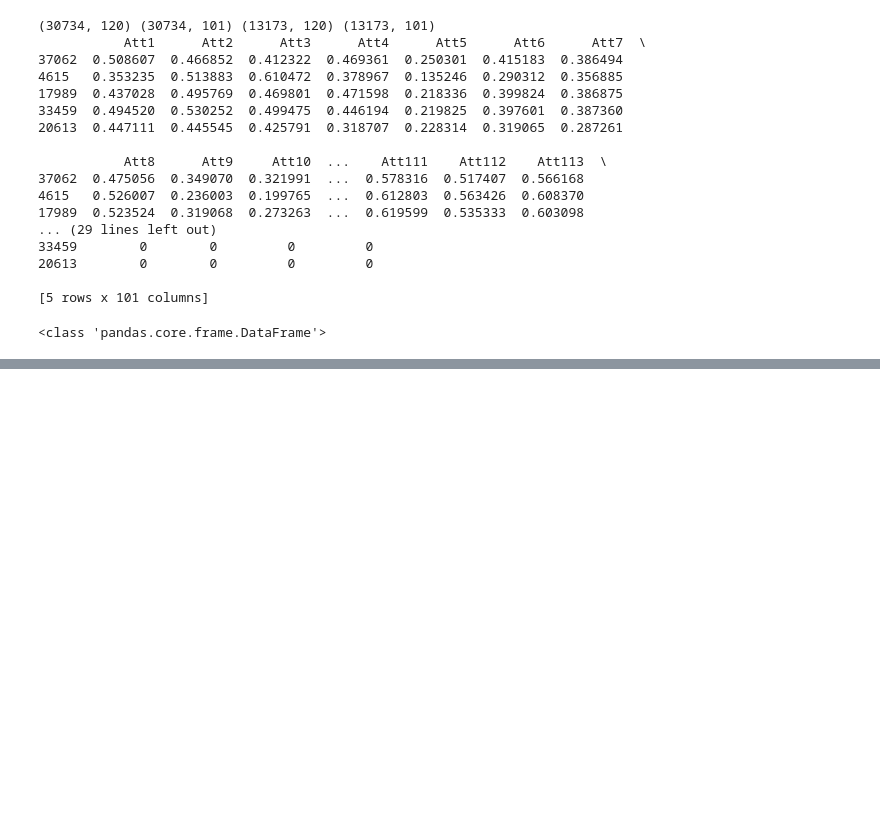
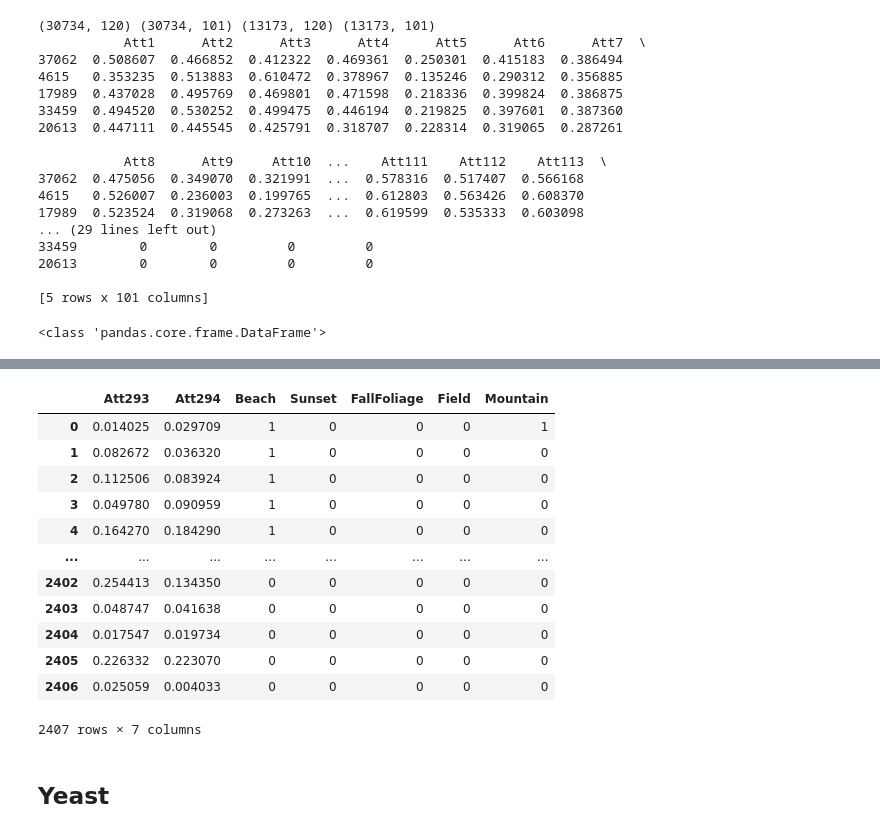
Before and after one commit to Daksh-404/EvolutionaryAlgo-MLC-Trials, a Jupyter notebook: utils/visualizer.ipynb, the cells around one changed output, grey strips where cells are left out. Drawn from its saved outputs; the diff is of its cells as text; code cells hidden in the pictures; blank space fills up the shorter version.

```diff
--- a/utils/visualizer.ipynb
+++ b/utils/visualizer.ipynb
@@ -119,0 +142,3 @@ Name: location, Length: 322, dtype: object
+# %%
+df = pd.read_csv(r'../Datasets/scene_294.csv')
+df.head()
@@ -119,0 +153,18 @@ Name: location, Length: 322, dtype: object
+# %%
+df.iloc[:, 292 : 299]
+# %% [output]
+|  | Att293 | Att294 | Beach | Sunset | FallFoliage | Field | Mountain |
+| 0 | 0.014025 | 0.029709 | 1 | 0 | 0 | 0 | 1 |
+| 1 | 0.082672 | 0.036320 | 1 | 0 | 0 | 0 | 0 |
+| 2 | 0.112506 | 0.083924 | 1 | 0 | 0 | 0 | 0 |
+| 3 | 0.049780 | 0.090959 | 1 | 0 | 0 | 0 | 0 |
+| 4 | 0.164270 | 0.184290 | 1 | 0 | 0 | 0 | 0 |
+| ... | ... | ... | ... | ... | ... | ... | ... |
+| 2402 | 0.254413 | 0.134350 | 0 | 0 | 0 | 0 | 0 |
+| 2403 | 0.048747 | 0.041638 | 0 | 0 | 0 | 0 | 0 |
+| 2404 | 0.017547 | 0.019734 | 0 | 0 | 0 | 0 | 0 |
+| 2405 | 0.226332 | 0.223070 | 0 | 0 | 0 | 0 | 0 |
+| 2406 | 0.025059 | 0.004033 | 0 | 0 | 0 | 0 | 0 |
+2407 rows × 7 columns
+# %% [markdown]
+## Yeast
```
Also changed, not shown: parts of 29 cells of this notebook, 8 other files.
